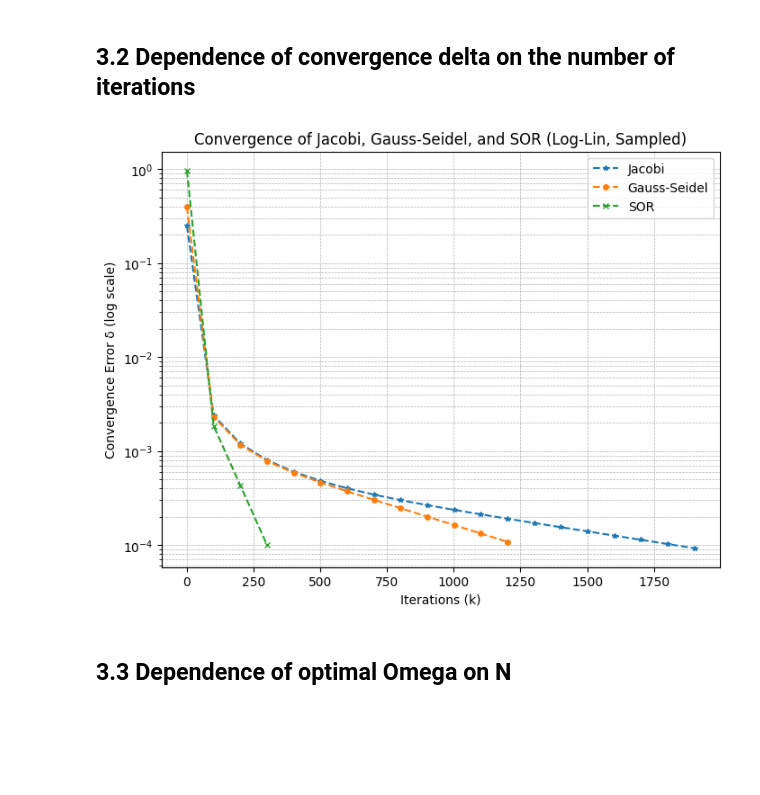
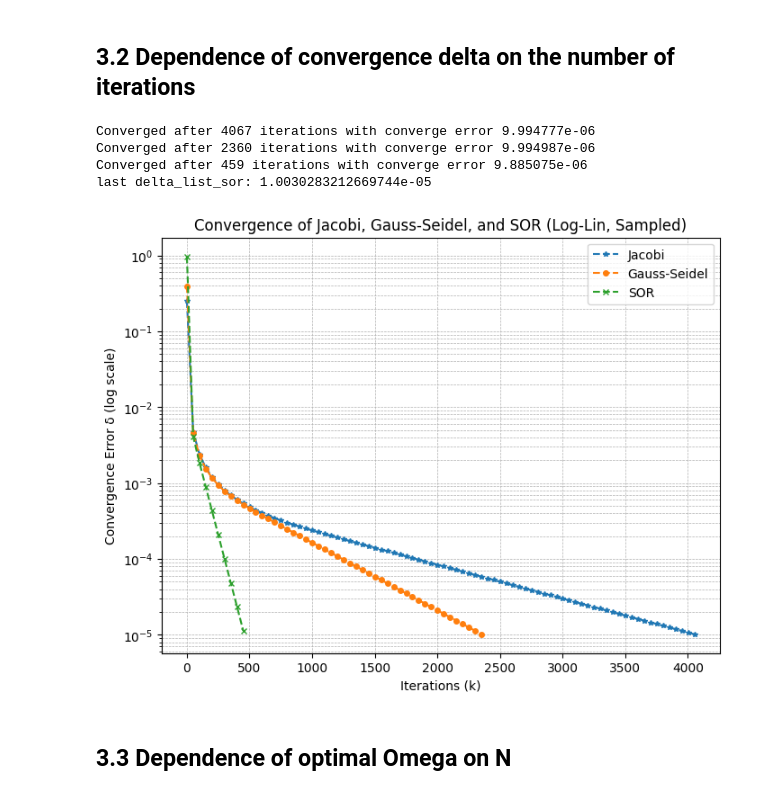
Before and after one commit to matijsv/scicomp_22, a Jupyter notebook: presentation.ipynb, the cells around one changed output. Saved outputs shown, nothing was run; the diff lists cells and outputs as text; code cells hidden in the pictures; blank space fills up the shorter version.

```diff
--- a/presentation.ipynb
+++ b/presentation.ipynb
@@ -321,48 +321,56 @@ clomun 0: [1.         0.97954099 0.95908292 0.93862599 0.91817038 0.89771628
 ## 3.2 Dependence of convergence delta on the number of iterations
 # %%
 # plot the convergence of the Jacobi, Gauss-Seidel and SOR methods
-optimized_concentration_jacbi, iteration_jacbi, delta_jacbi, delta_list_jacbi = tia.jacobi_parallel(max_iterations = 3000)
-optimized_concentration_gs, iteration_gs, delta_gs, delta_list_gs = tia.gauss_seidel_seq(max_iterations = 3000)
-optimized_concentration_sor, iteration_sor, delta_sor, delta_list_sor = tia.sor_seq(omega=1.75, max_iterations = 3000)
+optimized_concentration_jacbi, iteration_jacbi, delta_jacbi, delta_list_jacbi = tia.jacobi_parallel(N=50, M=50, max_iterations = 4500)
+optimized_concentration_gs, iteration_gs, delta_gs, delta_list_gs = tia.gauss_seidel_seq(N=50, M=50, max_iterations = 4500)
+optimized_concentration_sor, iteration_sor, delta_sor, delta_list_sor = tia.sor_seq(N=50, M=50, omega=1.75, max_iterations = 4500)
+print(f"Converged after {iteration_jacbi} iterations with converge error {delta_jacbi:.6e}")
+print(f"Converged after {iteration_gs} iterations with converge error {delta_gs:.6e}")
+print(f"Converged after {iteration_sor} iterations with converge error {delta_sor:.6e}")
 
 def get_threshold_index(delta_list, threshold):
     return np.argmax(delta_list < threshold) if np.any(delta_list < threshold) else len(delta_list)
 
-error_threshold = 9 * 1e-5
+error_threshold = 1e-6
 idx_jacobi = get_threshold_index(np.array(delta_list_jacbi), error_threshold)
 idx_gs = get_threshold_index(np.array(delta_list_gs), error_threshold)
 idx_sor = get_threshold_index(np.array(delta_list_sor), error_threshold)
 
-step = 100  # sample step
+step = 50  # sample step
 log_step_jacobi = np.unique(np.logspace(0, np.log10(idx_jacobi+1), num=100).astype(int))
 log_step_gs = np.unique(np.logspace(0, np.log10(idx_gs+1), num=100).astype(int))
 log_step_sor = np.unique(np.logspace(0, np.log10(idx_sor+1), num=100).astype(int))
 
 # Sample the data for plotting
 iterations_jacobi = np.arange(1, idx_jacobi + 1)[::step]
 delta_sample_jacobi = delta_list_jacbi[:idx_jacobi][::step]
 
 iterations_gs = np.arange(1, idx_gs + 1)[::step]
 delta_sample_gs = delta_list_gs[:idx_gs][::step]
 
 iterations_sor = np.arange(1, idx_sor + 1)[::step]
 delta_sample_sor = delta_list_sor[:idx_sor][::step]
+print(f"last delta_list_sor: {delta_list_sor[458]} \n")
 
 # Plot the convergence of Jacobi, Gauss-Seidel, and SOR methods
 plt.figure(figsize=(8, 6))
 plt.semilogy(iterations_jacobi, delta_sample_jacobi, label="Jacobi", linestyle="--", marker="*", markersize=4)
 plt.semilogy(iterations_gs, delta_sample_gs, label="Gauss-Seidel", linestyle="--", marker="o", markersize=4)
 plt.semilogy(iterations_sor, delta_sample_sor, label="SOR", linestyle="--", marker="x", markersize=4)
 
 plt.xlabel("Iterations (k)")
 plt.ylabel("Convergence Error δ (log scale)")
 plt.legend()
 plt.title("Convergence of Jacobi, Gauss-Seidel, and SOR (Log-Lin, Sampled)")
 plt.grid(True, which="both", linestyle="--", linewidth=0.5)
 plt.savefig("./fig/convergence_on_iterations.png")
 plt.show()
 # %% [output]
+Converged after 4067 iterations with converge error 9.994777e-06
+Converged after 2360 iterations with converge error 9.994987e-06
+Converged after 459 iterations with converge error 9.885075e-06
+last delta_list_sor: 1.0030283212669744e-05
-[figure, old version]
+[figure, new version]
 # %% [markdown]
 ## 3.3 Dependence of optimal Omega on N
 # %% [markdown]
```
Also changed, not shown: parts of 3 cells of this notebook, 12 other files.
